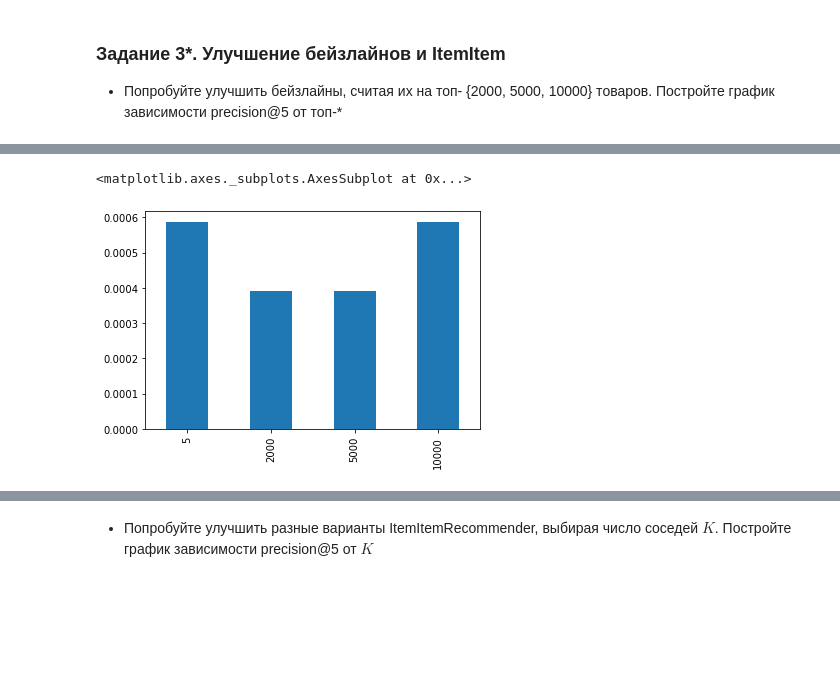
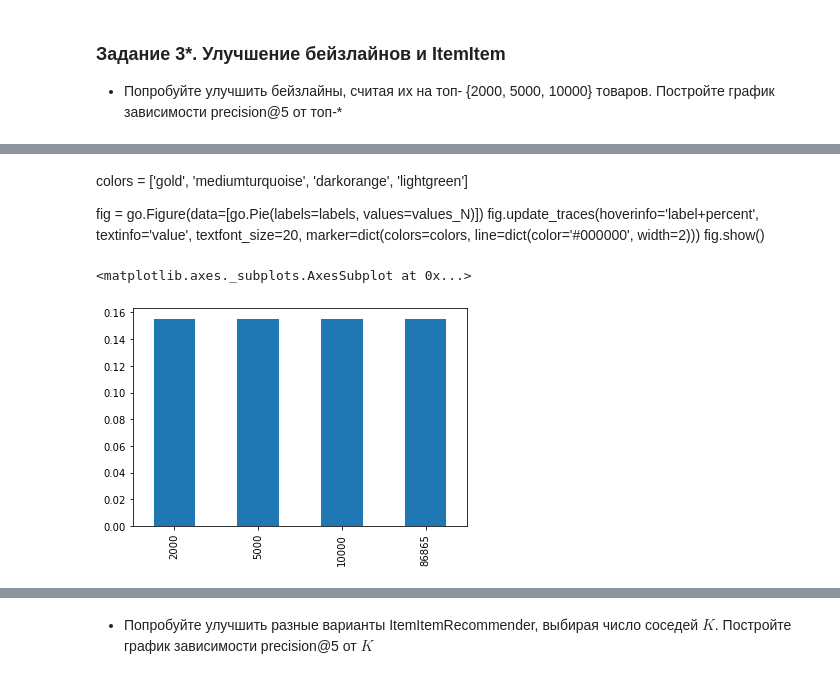
Before and after one commit to mmingalov/geekbrains-recommend-systems, a Jupyter notebook: mmingalov_hw_webinar_2.ipynb, the cells around one changed output, grey strips where cells are left out. Cells and saved outputs as stored; diff of their text form; code cells hidden in the pictures; blank space fills up the shorter version.

```diff
--- a/mmingalov_hw_webinar_2.ipynb
+++ b/mmingalov_hw_webinar_2.ipynb
@@ -265,19 +291,25 @@ random_recommendation10000
 # %%
-#посчитамем BASELINES
-for n in n_list:
-    items = data_train.item_id.unique()
-    result['random_recommendation'+ str(n)] = result['user_id'].apply(lambda x: random_recommendation(items, n))
+#посчитамем BASELINES под разные N популярноси
+for item, value in enumerate(n_list):
 
-    result['popular_recommendation'+ str(n)] = result['user_id'].apply(lambda x: popularity_recommendation(data_train, n))
+    data_n = popularity[:value]
 
-    popular = data.groupby('item_id')['sales_value'].sum().reset_index()
-    items_probabilities = data.groupby('item_id')['sales_value'].sum().reset_index()
+    #RANDOM
+    result['random_recommendation'+ str(value)] = result['user_id'].apply(lambda x: random_recommendation(data_n.item_id.tolist(), n=5))
+
+    #POPULAR
+    result['popular_recommendation'+ str(value)] = result['user_id'].apply(lambda x: popularity_recommendation(data_n, 5))
+
+    #WEIGHTED_RANDOM
+    #popular = data.groupby('item_id')['sales_value'].sum().reset_index()
+    items_probabilities = data_n.groupby('item_id')['sales_value'].sum().reset_index()
     items_probabilities['log'] = np.log1p(items_probabilities['sales_value'])
     sum_ = items_probabilities.log.sum()
     #probability -- это условная вероятность сэмплирования товара
     items_probabilities['probability'] = items_probabilities['log']/sum_.sum()
     #сумма по всем товарам д.б. равна единице, проверим
     print(items_probabilities.probability.sum(), ' -- проверка на 1')
-    result['weighted_random_recommendation'+ str(n)] = result['user_id'].apply(\
-                                                            lambda x: weighted_random_recommendation(items_probabilities,n))
+
+    result['weighted_random_recommendation'+ str(value)] = result['user_id'].apply(\
+                                                            lambda x: weighted_random_recommendation(items_probabilities,5))
 # %% [output]
@@ -290,0 +321,9 @@ result['weighted_random_recommendation'] = result['user_id'].apply(\
+# %%
+#для графиков понадобятся labels
+n_list = [2000,5000,10000]
+TotalID = data_train.item_id.nunique()
+n_list.append(TotalID)
+
+labels = [str(x) for x in (n_list)]
+print(labels)
+#print(labels.append(3))
@@ -297,14 +353,21 @@ result.head(2)
+# %% [markdown]
+colors = ['gold', 'mediumturquoise', 'darkorange', 'lightgreen']
+
+fig = go.Figure(data=[go.Pie(labels=labels, values=values_N)])
+fig.update_traces(hoverinfo='label+percent', textinfo='value', textfont_size=20,
+                  marker=dict(colors=colors, line=dict(color='#000000', width=2)))
+fig.show()
 # %%
 values_N = [
-    result.apply(lambda row: precision_at_k(row['random_recommendation'], row['actual']), axis=1).mean()
-    ,result.apply(lambda row: precision_at_k(row['random_recommendation2000'], row['actual']), axis=1).mean()
-    ,result.apply(lambda row: precision_at_k(row['random_recommendation5000'], row['actual']), axis=1).mean()
-    ,result.apply(lambda row: precision_at_k(row['random_recommendation10000'], row['actual']), axis=1).mean()
+    result.apply(lambda row: precision_at_k(row['popular_recommendation2000'], row['actual']), axis=1).mean()
+    ,result.apply(lambda row: precision_at_k(row['popular_recommendation5000'], row['actual']), axis=1).mean()
+    ,result.apply(lambda row: precision_at_k(row['popular_recommendation10000'], row['actual']), axis=1).mean()
+    ,result.apply(lambda row: precision_at_k(row['popular_recommendation'], row['actual']), axis=1).mean()
 ]
-labels = [str(x) for x in [5]+(n_list)]
+
 
 plt_data = pd.Series(values_N, index= labels)
 plt_data.plot(kind="bar")
 # %% [output]
 <matplotlib.axes._subplots.AxesSubplot at 0x...>
-[figure, old version]
+[figure, new version]
```
Also changed, not shown: parts of 37 cells of this notebook.
